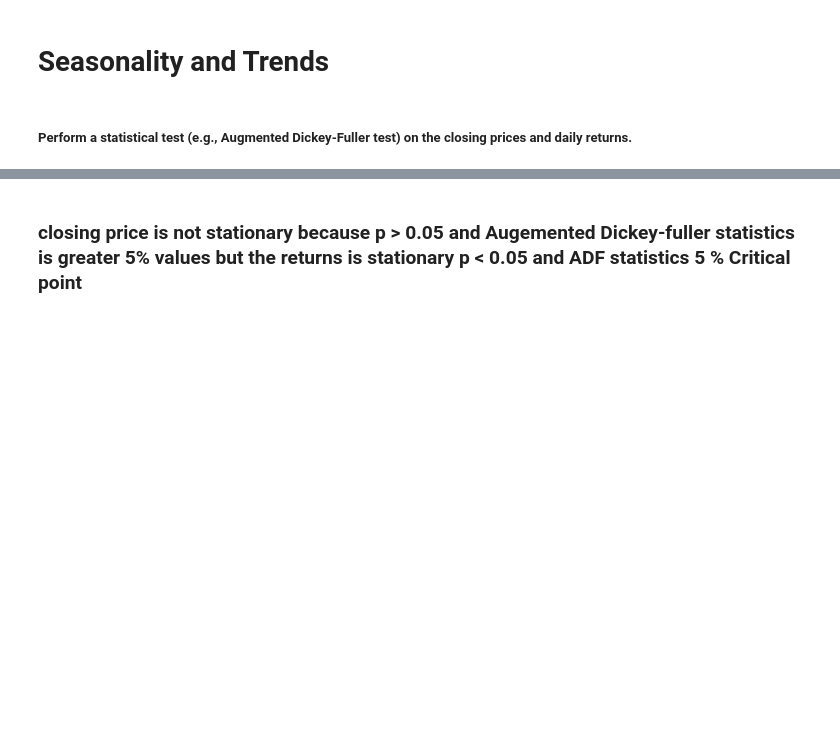
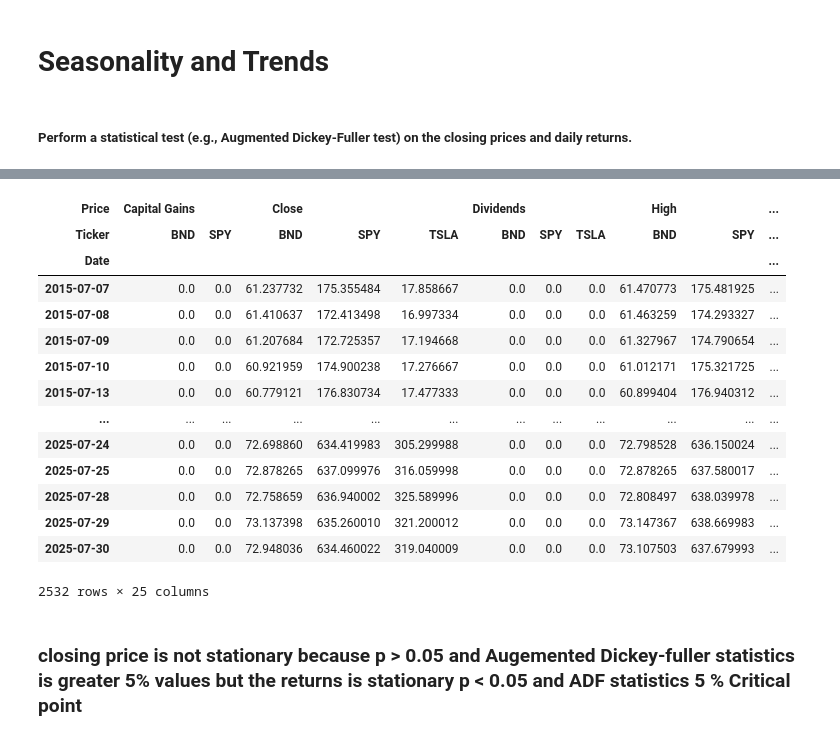
Before and after one commit to yohannes4321/Time-Series-Forecasting-for-Portfolio-Management-Optimization, a Jupyter notebook: Notebook/transferable.ipynb, the cells around one changed output, grey strips where cells are left out. Drawn from its saved outputs; the diff is of its cells as text; code cells hidden in the pictures; blank space fills up the shorter version.

```diff
--- a/Notebook/transferable.ipynb
+++ b/Notebook/transferable.ipynb
@@ -210,3 +255,21 @@ Conclusion: TSLA is likely NON-STATIONARY (fail to reject null hypothesis)
   5%: -2.8627
   10%: -2.5674
 Conclusion: SPY is likely STATIONARY (rejects null hypothesis)
+# %%
+yf_data
+# %% [output]
+| Price | Capital Gains |  | Close |  |  | Dividends |  |  | High |  | ... |
+| Ticker | BND | SPY | BND | SPY | TSLA | BND | SPY | TSLA | BND | SPY | ... |
+| Date |  |  |  |  |  |  |  |  |  |  | ... |
+| 2015-07-07 | 0.0 | 0.0 | 61.237732 | 175.355484 | 17.858667 | 0.0 | 0.0 | 0.0 | 61.470773 | 175.481925 | ... |
+| 2015-07-08 | 0.0 | 0.0 | 61.410637 | 172.413498 | 16.997334 | 0.0 | 0.0 | 0.0 | 61.463259 | 174.293327 | ... |
+| 2015-07-09 | 0.0 | 0.0 | 61.207684 | 172.725357 | 17.194668 | 0.0 | 0.0 | 0.0 | 61.327967 | 174.790654 | ... |
+| 2015-07-10 | 0.0 | 0.0 | 60.921959 | 174.900238 | 17.276667 | 0.0 | 0.0 | 0.0 | 61.012171 | 175.321725 | ... |
+| 2015-07-13 | 0.0 | 0.0 | 60.779121 | 176.830734 | 17.477333 | 0.0 | 0.0 | 0.0 | 60.899404 | 176.940312 | ... |
+| ... | ... | ... | ... | ... | ... | ... | ... | ... | ... | ... | ... |
+| 2025-07-24 | 0.0 | 0.0 | 72.698860 | 634.419983 | 305.299988 | 0.0 | 0.0 | 0.0 | 72.798528 | 636.150024 | ... |
+| 2025-07-25 | 0.0 | 0.0 | 72.878265 | 637.099976 | 316.059998 | 0.0 | 0.0 | 0.0 | 72.878265 | 637.580017 | ... |
+| 2025-07-28 | 0.0 | 0.0 | 72.758659 | 636.940002 | 325.589996 | 0.0 | 0.0 | 0.0 | 72.808497 | 638.039978 | ... |
+| 2025-07-29 | 0.0 | 0.0 | 73.137398 | 635.260010 | 321.200012 | 0.0 | 0.0 | 0.0 | 73.147367 | 638.669983 | ... |
+| 2025-07-30 | 0.0 | 0.0 | 72.948036 | 634.460022 | 319.040009 | 0.0 | 0.0 | 0.0 | 73.107503 | 637.679993 | ... |
+2532 rows × 25 columns
```
Also changed, not shown: parts of 12 cells of this notebook, 5 other files.
